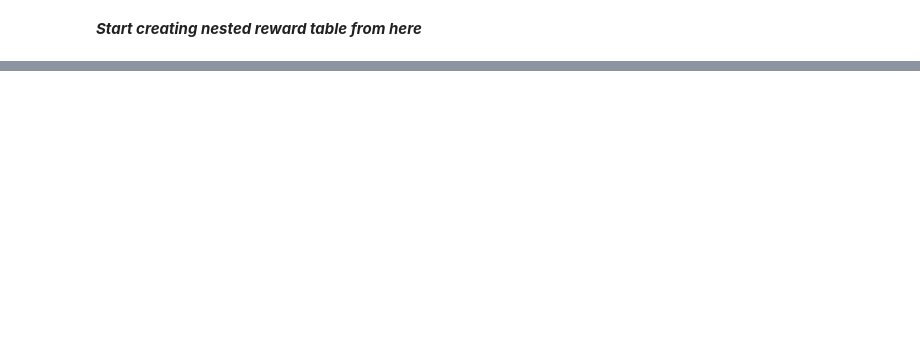
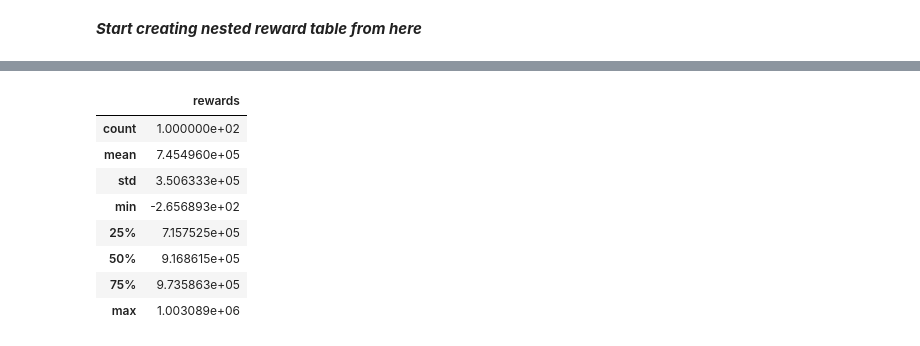
Before and after one commit to lornjhinn-git/reinforcement-learning, a Jupyter notebook: sarsa_eth.ipynb, the cells around one changed output, grey strips where cells are left out. Saved outputs shown, nothing was run; the diff lists cells and outputs as text; code cells hidden in the pictures; blank space fills up the shorter version.

```diff
--- a/sarsa_eth.ipynb
+++ b/sarsa_eth.ipynb
@@ -387,12 +341,12 @@ def update_q_value(state, action, reward, next_state, next_action, verbose=False
     #     Q[(state, action)] = 0.0
 
     # Compute the updated Q-value using the SARSA update equation
-    current_q = Q[state, action_dict.get(action)]
-    next_q = Q[next_state, action_dict.get(next_action)]
+    current_q = Q[state][action_dict.get(action)]
+    next_q = Q[next_state][action_dict.get(next_action)]
     new_q = current_q + lr * (reward + GAMMA * next_q - current_q)
 
     # Update the Q-value in the Q-table
-    Q[state, action_dict.get(action)] = new_q
+    Q[state][action_dict.get(action)] = new_q
 # %%
 # Training loop
 # for episode in range(num_episodes):
@@ -856,3 +583,3 @@ array([[[ 1.45333333, -1.45333333,  0.        ],
 # %%
 # assign state array to be reward array for easier reference
-reward_array = state_array.copy()
+reward_table = state_array.copy()
@@ -860,0 +588,9 @@ reward_array = state_array.copy()
+# %%
+# Iterate over dimensions a, b, c sequentially
+# 27/7/2023: tried np.diter but doesnt want to waste more time as there are more parameters to discover but knew that this will reduce the computation time complexity
+# for now use a simple nested loops first
+# in future when data is more then explore np.diter
+for month in range(reward_table.shape[0]):
+    for day in range(reward_table.shape[1]):
+        for time in range(reward_table.shape[2]):
+            state = (month, day, time)
@@ -860,0 +683,13 @@ reward_array = state_array.copy()
+# %%
+df_check = pd.DataFrame(rewards_list, columns=['rewards'])
+df_check.describe()
+# %% [output]
+|  | rewards |
+| count | 1.000000e+02 |
+| mean | 7.454960e+05 |
+| std | 3.506333e+05 |
+| min | -2.656893e+02 |
+| 25% | 7.157525e+05 |
+| 50% | 9.168615e+05 |
+| 75% | 9.735863e+05 |
+| max | 1.003089e+06 |
```
Also changed, not shown: parts of 34 cells of this notebook.
